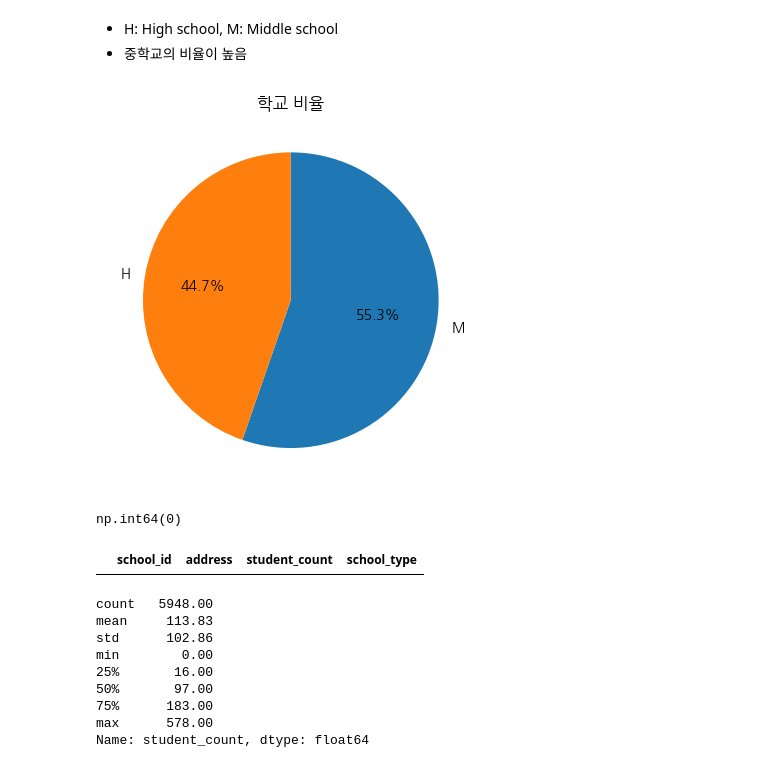
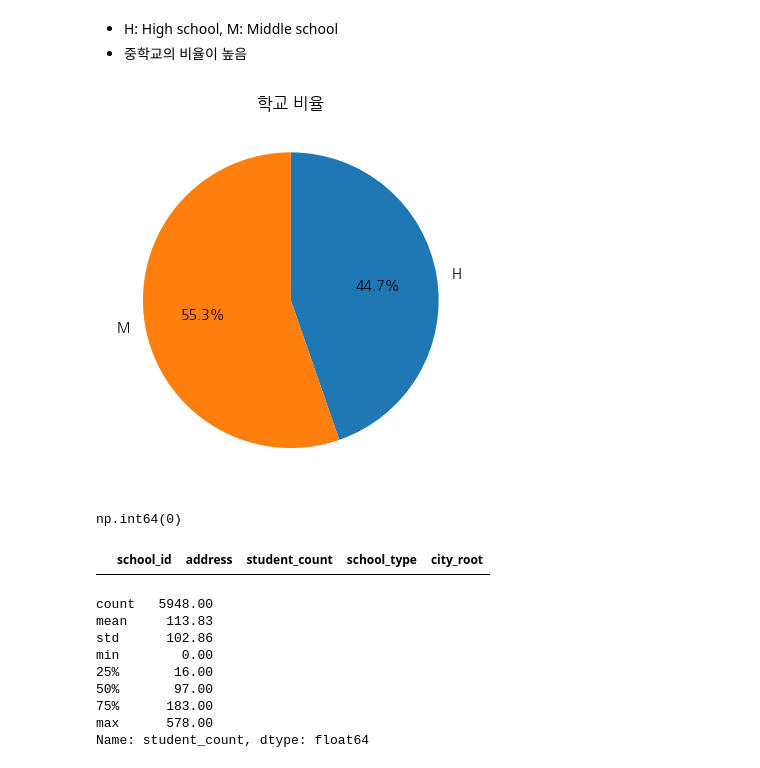
Before and after one commit to EtheriumArchive/Codeit_project, a Jupyter notebook: eda_damyeon_v2.ipynb, the cells around one changed output. Cells and saved outputs as stored; diff of their text form; code cells hidden in the pictures.

```diff
--- a/eda_damyeon_v2.ipynb
+++ b/eda_damyeon_v2.ipynb
@@ -46,22 +36,12 @@ polls_user_candidate_path = 'dumps/vote_csv/polls_usercandidate.csv'
 # %%
-raw_attendance = pd.read_csv(attendance_path)
-raw_blockrecord = pd.read_csv(blockrecord_path)
-raw_failpayment = pd.read_csv(failpayment_path)
-raw_friendrequest = pd.read_csv(friendrequest_path)
-raw_group = pd.read_csv(group_path)
+nearbyschool_path = 'dumps/raw_vote_csv/accounts_nearbyschool.csv'
+payment_path = 'dumps/raw_vote_csv/accounts_paymenthistory.csv'
+point_path = 'dumps/raw_vote_csv/accounts_pointhistory.csv'
+school_path = 'dumps/raw_vote_csv/accounts_school.csv'
+timeline_path = 'dumps/raw_vote_csv/accounts_timelinereport.csv'
+
 raw_nearbyschool = pd.read_csv(nearbyschool_path)
-payment_path = pd.read_csv(payment_path)
+raw_payment = pd.read_csv(payment_path)
 raw_point = pd.read_csv(point_path)
 raw_school = pd.read_csv(school_path)
 raw_timeline = pd.read_csv(timeline_path)
-raw_user_contacts = pd.read_csv(user_contacts_path)
-raw_vote_user = pd.read_csv(vote_user_path)
-raw_user_question = pd.read_csv(user_question_path)
-raw_userwithdraw = pd.read_csv(userwithdraw_path)
-raw_vote_event_recipts = pd.read_csv(vote_event_receipts_path)
-raw_vote_events = pd.read_csv(vote_events_path)
-raw_polls_question = pd.read_csv(polls_question_path)
-raw_polls_question_piece = pd.read_csv(polls_question_piece_path)
-raw_polls_question_report = pd.read_csv(polls_question_report_path)
-raw_polls_questionset = pd.read_csv(polls_questionset_path)
-raw_polls_user = pd.read_csv(polls_user_candidate_path)
@@ -1189,21 +1196,25 @@ Name: count, dtype: int64
 # %% [markdown]
 - H: High school, M: Middle school
 - 중학교의 비율이 높음
+# %%
+fixed_schooltype_order = ['H', 'M']
+fixed_schooltype_colors = {'H': '#1f77b4', 'M': '#ff7f0e'}
 # %%
-school_counts = processed_school['school_type'].value_counts()
+school_counts = processed_school['school_type'].value_counts().reindex(fixed_schooltype_order)
 
 plt.figure()
 plt.pie(
     x=school_counts.values,
     labels=school_counts.index,
     autopct='%.1f%%',
     startangle=90,
-    counterclock=False
+    counterclock=False,
+    colors=[fixed_schooltype_colors[label] for label in school_counts.index]
 )
 plt.title('학교 비율')
 plt.show()
 # %% [output]
-[figure, old version]
+[figure, new version]
 # %%
 processed_school.duplicated().sum()
 # %% [output]
@@ -1211,7 +1222,7 @@ np.int64(0)
 # %%
 processed_school[processed_school.duplicated(keep=False)]
 # %% [output]
-|  | school_id | address | student_count | school_type |
+|  | school_id | address | student_count | school_type | city_root |
 # %%
 # 학생 수
 processed_school['student_count'].describe()
```
Also changed, not shown: parts of 46 cells of this notebook.
